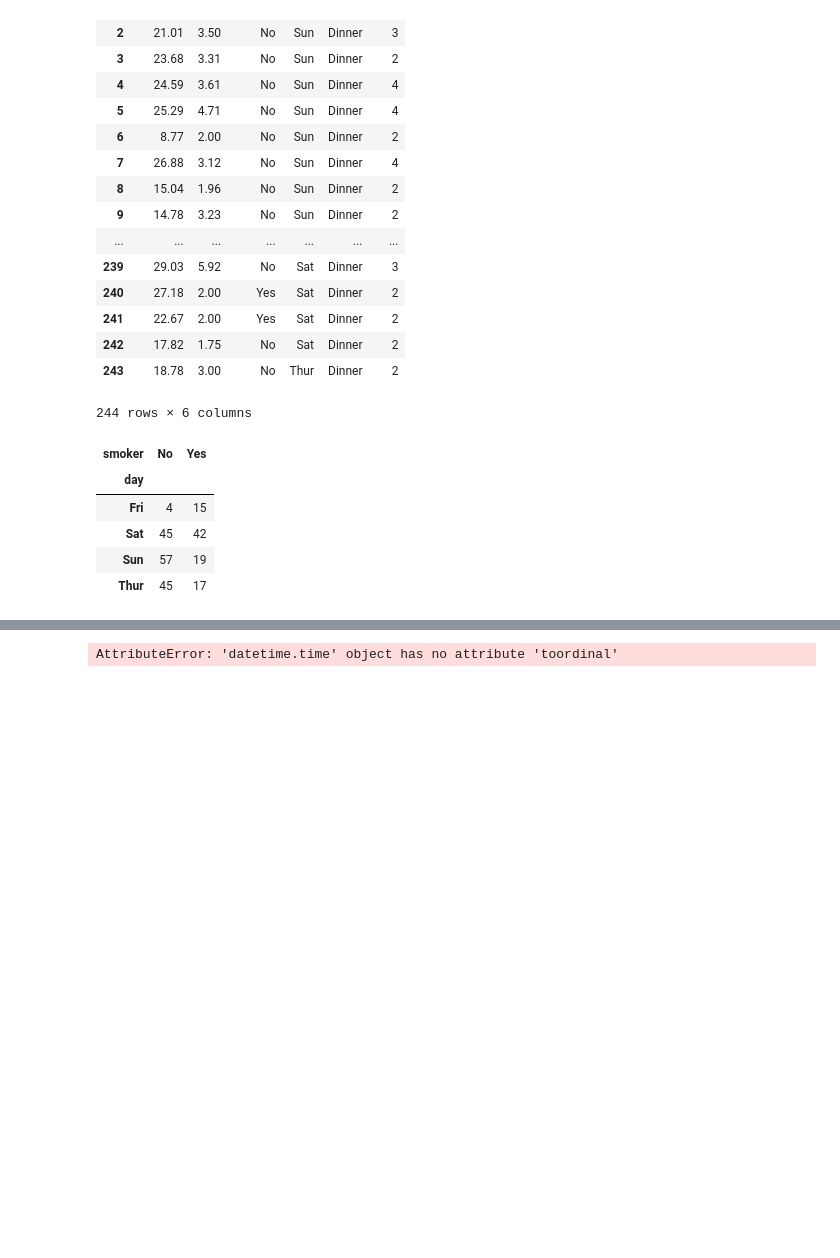
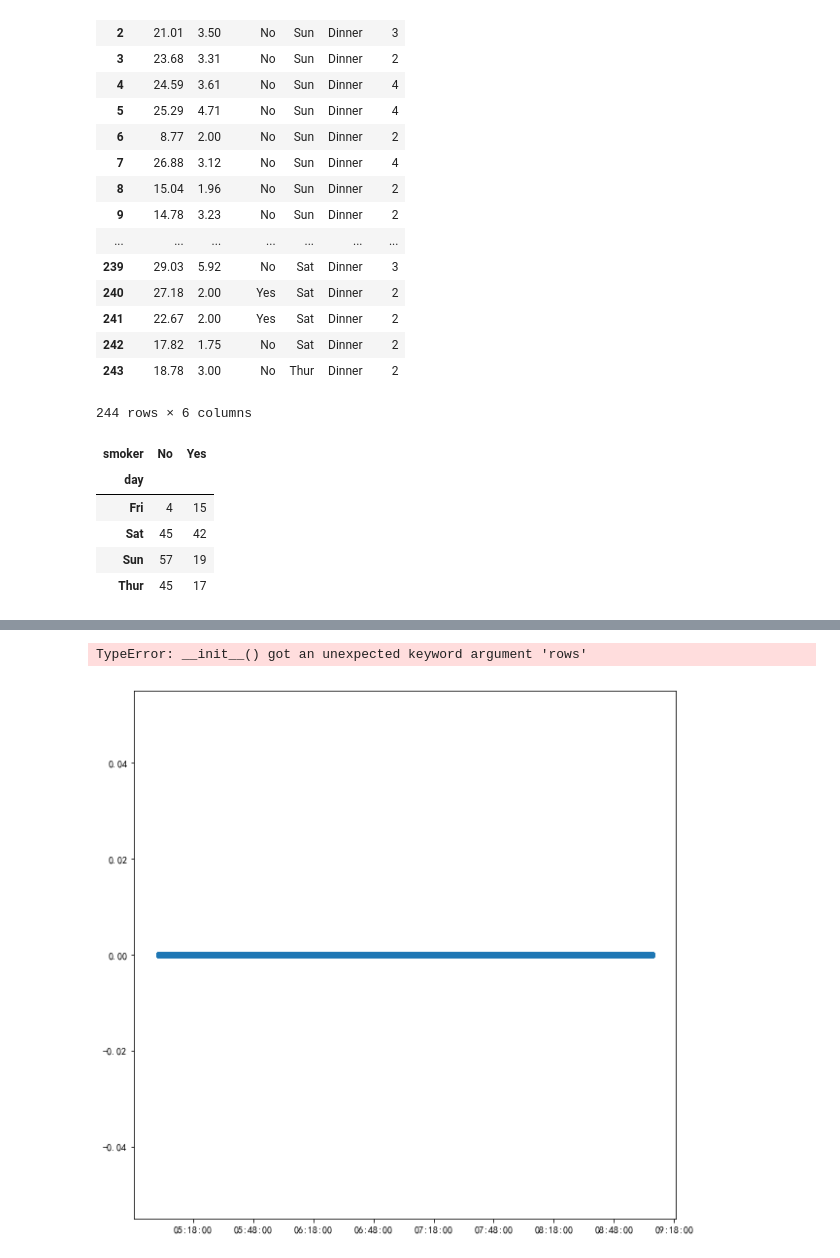
Before and after one commit to hjzheng818/python-study, a Jupyter notebook: Python_For_Data_Analysis_ch08.ipynb, the cells around one changed output, grey strips where cells are left out. Drawn from its saved outputs; the diff is of its cells as text; code cells hidden in the pictures; blank space fills up the shorter version.

```diff
--- a/Python_For_Data_Analysis_ch08.ipynb
+++ b/Python_For_Data_Analysis_ch08.ipynb
@@ -264,24 +260,0 @@ task_index
-# %%
-import matplotlib.pyplot as plt
-import matplotlib as mpl
-import numpy as np
-% matplotlib inline
-import datetime#这个包很关键
-#设定开始和结束时间
-start=datetime.time(0,0)
-stop=datetime.time(23,59)
-delta=datetime.timedelta(minutes=1)#设定日期的间隔
-dates=mpl.dates.drange(start,stop,delta)# 返回浮点型的日期序列，这个是生成时间序列，同理如果是将序列转成日期呢？
-values=np.random.rand(len(dates))
-#存在两个问题，一个是坐标轴没有按照日期的形式去标注，另一个是刻度的数量和位置也不合适
-fig=plt.figure(figsize=(24,12))#调整画图空间的大小
-plt.plot(dates,values,linestyle='-',marker='*',c='r',alpha=0.5)#作图
-ax=plt.gca()
-date_format=mpl.dates.DateFormatter('%Y-%m-%d')#设定显示的格式形式
-ax.xaxis.set_major_formatter(date_format)#设定x轴主要格式
-ax.xaxis.set_major_locator(mpl.ticker.MultipleLocator(30))#设定坐标轴的显示的刻度间隔
-fig.autofmt_xdate()#防止x轴上的数据重叠，自动调整。
-
-plt.show()
-# %% [output]
-AttributeError: 'datetime.time' object has no attribute 'toordinal'
@@ -289,0 +261,36 @@ datetime.timedelta
+# %%
+df3 = DataFrame(np.random.randn(5, 5), rows=['a', 'b', 'c', 'd', 'e'])
+df3
+# %% [output]
+TypeError: __init__() got an unexpected keyword argument 'rows'
+# %%
+import matplotlib.pyplot as plt
+from matplotlib.dates import DateFormatter, drange
+import numpy as np
+import datetime
+import time
+
+formatter = DateFormatter('%H:%M:%S')  # 时间表现形式，这里只显示了时分秒
+a = "2020-4-2 00:00:01"
+StarttimeArray = time.strptime(task_index.firsttaskstarttime[0], "%Y-%m-%d %H:%M:%S")
+Starttimestamp = time.mktime(StarttimeArray)  # 时间戳
+EndtimeArray = time.strptime(task_index.lasttaskendtime[0], "%Y-%m-%d %H:%M:%S")
+Endtimestamp = time.mktime(EndtimeArray)  # 时间戳
+
+# 这里测试时间戳得到datetime
+d1 = datetime.datetime.fromtimestamp(Starttimestamp)
+d2 = datetime.datetime.fromtimestamp(Endtimestamp)
+delta = datetime.timedelta(seconds=2)  # 以0.5秒为间隔生成时间序列
+dates = drange(d1, d2, delta)
+
+y = task_index.index[]
+
+#fig = plt.figure(figsize=(20,20))
+#ax = fig.add_subplot(1, 1, 1)
+fig, ax = plt.subplots(figsize=(10,10))
+plt.plot_date(dates, s)
+ax.xaxis.set_major_formatter(formatter)
+ax.xaxis.set_tick_params(labelsize=10, color='black')
+plt.show()
+# %% [output]
+[figure, added]
```
Also changed, not shown: parts of 16 cells of this notebook.
